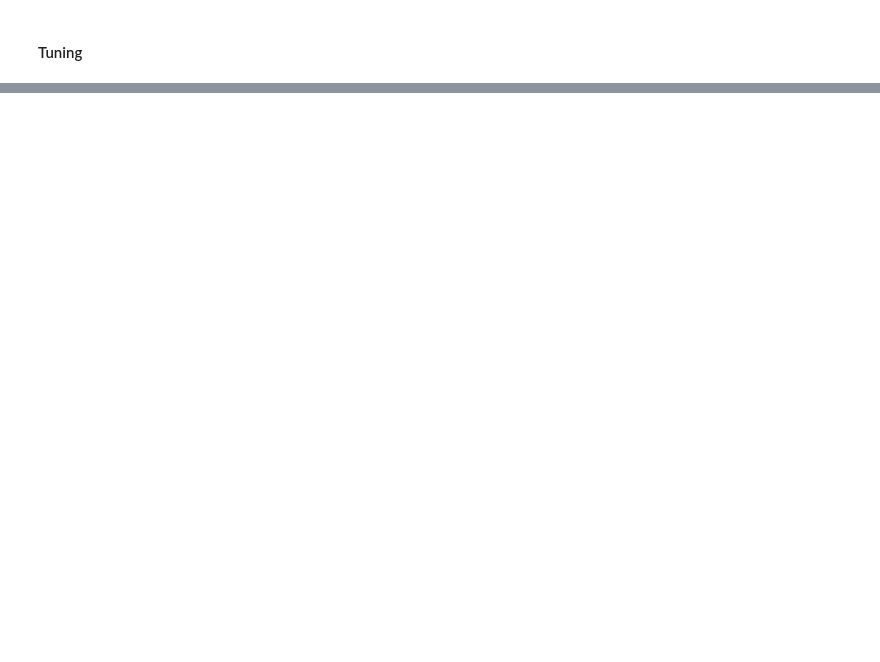
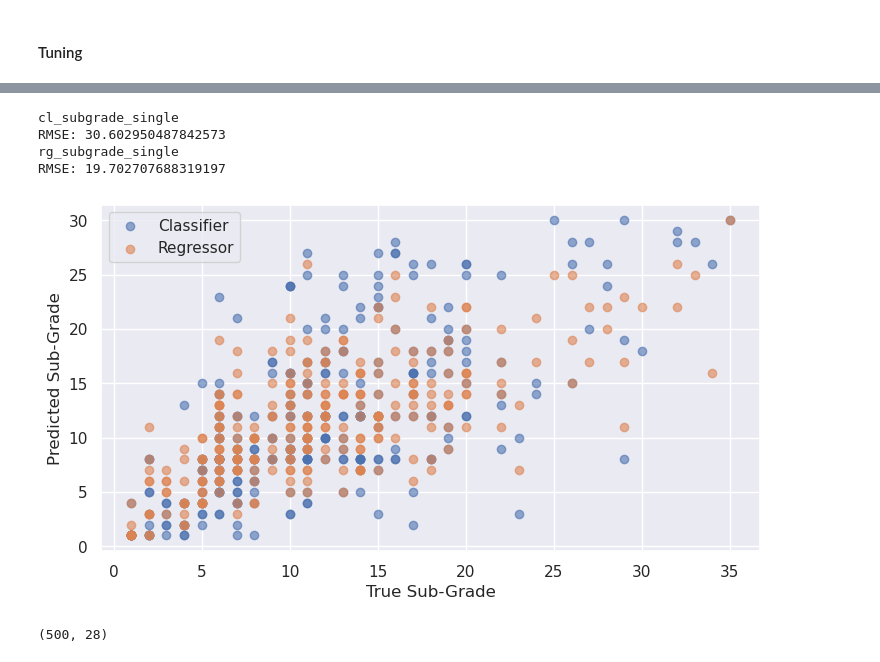
Before and after one commit to gediminas-skvarnavicius/lending-club, a Jupyter notebook: model_2_grade.ipynb, the cells around one changed output, grey strips where cells are left out. Saved outputs shown, nothing was run; the diff lists cells and outputs as text; code cells hidden in the pictures; blank space fills up the shorter version.

Commit message:
subgrade single tuned

```diff
--- a/model_2_grade.ipynb
+++ b/model_2_grade.ipynb
@@ -38,3 +42,7 @@ import lightgbm as lgb
+# %%
+ALPHA = 0.05
+BASE_FIG_SIZE=(8.5,4.5)
+sns.set()
 # %% [markdown]
 ### Data Preparation
 # %% [markdown]
@@ -948,0 +995,2 @@ TypeError: sklearn.pipeline.Pipeline.set_params() argument after ** must be a ma
+# %%
+models_sub_single=joblib.load('temp/models_sub_single.joblib')
@@ -948,0 +1004,3 @@ TypeError: sklearn.pipeline.Pipeline.set_params() argument after ** must be a ma
+# %%
+for model in models_sub_single.models.values():
+    pprint(model.best_params)
@@ -948,0 +1025,7 @@ TypeError: sklearn.pipeline.Pipeline.set_params() argument after ** must be a ma
+# %%
+preds_subgrade_single={}
+for name, model in models_sub_single.models.items():
+    model.pipeline.fit(X_train_single,y_train_single_subgrade)
+    preds_subgrade_single[name]=model.pipeline.predict(X_val_single)
+    print(name)
+    print(classification_report(y_val_single_subgrade,preds_subgrade_single[name]))
@@ -948,0 +1070,30 @@ TypeError: sklearn.pipeline.Pipeline.set_params() argument after ** must be a ma
+# %%
+from sklearn.metrics import mean_squared_error
+for name,preds in preds_subgrade_single.items():
+    print(name)
+    print(f'RMSE: {mean_squared_error(y_val_single_subgrade,preds)}')
+# %% [output]
+cl_subgrade_single
+RMSE: 30.602950487842573
+rg_subgrade_single
+RMSE: 19.702707688319197
+# %%
+fig_rg_cl, ax_rg_cl = plt.subplots(figsize=BASE_FIG_SIZE)
+ax_rg_cl.scatter(
+    y_val_single_subgrade[:300],
+    preds_subgrade_single["cl_subgrade_single"][:300],
+    alpha=0.6,
+    label='Classifier'
+)
+ax_rg_cl.scatter(
+    y_val_single_subgrade[:300],
+    preds_subgrade_single["rg_subgrade_single"][:300],
+    alpha=0.6,
+    label = 'Regressor'
+)
+ax_rg_cl.legend()
+ax_rg_cl.set_xlabel('True Sub-Grade')
+ax_rg_cl.set_ylabel('Predicted Sub-Grade')
+plt.show()
+# %% [output]
+[figure, added]
@@ -948,0 +1102,4 @@ TypeError: sklearn.pipeline.Pipeline.set_params() argument after ** must be a ma
+# %%
+shap_values_single_subgrade.shape
+# %% [output]
+(500, 28)
```
Also changed, not shown: parts of 83 cells of this notebook, 3 other files.
